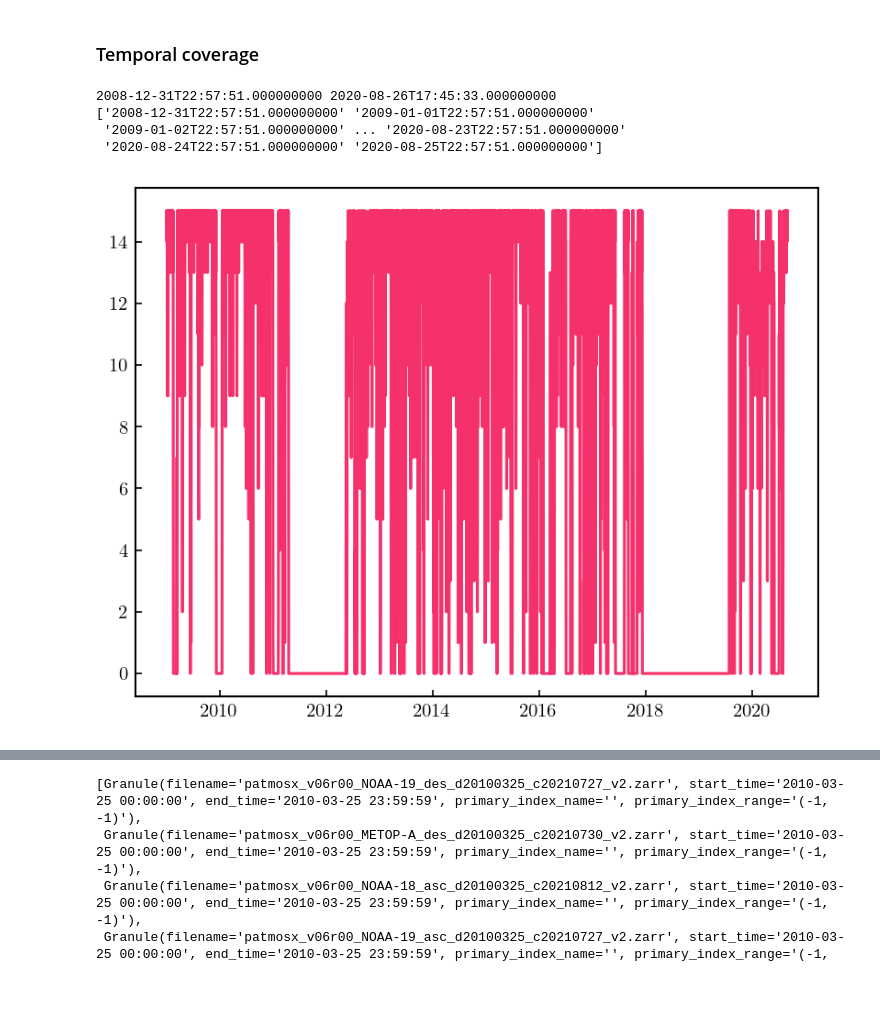
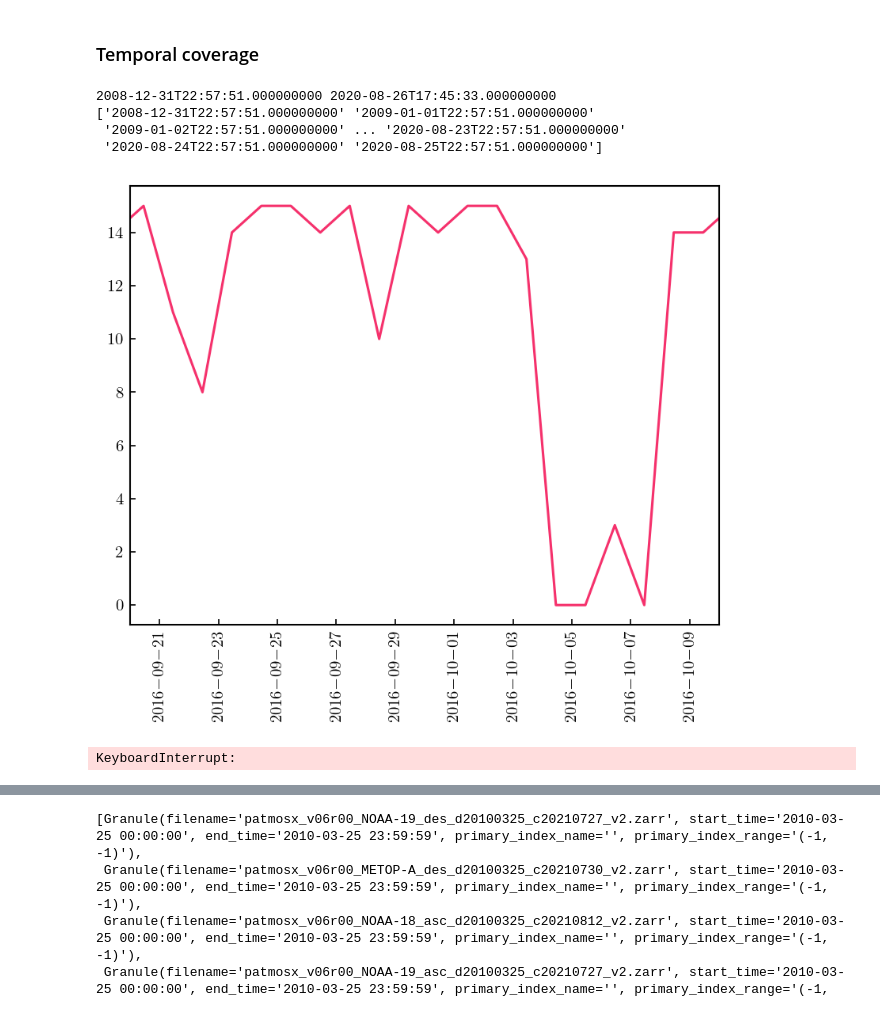
Before and after one commit to SEE-GEO/ccic_climate_record_analysis, a Jupyter notebook: notebooks/cloudsat_collocations/preprocessing_and_analysis.ipynb, the cells around one changed output, grey strips where cells are left out. Saved outputs shown, nothing was run; the diff lists cells and outputs as text; code cells hidden in the pictures.

```diff
--- a/notebooks/cloudsat_collocations/preprocessing_and_analysis.ipynb
+++ b/notebooks/cloudsat_collocations/preprocessing_and_analysis.ipynb
@@ -250,15 +250,31 @@ def get_tiwp_patmosx(dataset: xr.Dataset) -> xr.DataArray:
 # %% [markdown]
 ### Temporal coverage
 # %%
-files = sorted(list(Path("/scratch/ccic_record/collocations/patmosx").glob("*.nc")))
+files = sorted(list(Path("/scratch/ccic_record/collocations/patmosx_rev/").glob("*.nc")))
 # %%
 plot_collocation_availability(files)
+plt.xlim(np.datetime64("2016-09-20"), np.datetime64("2016-10-10"))
+for lbl in plt.gca().xaxis.get_ticklabels():
+    lbl.set_rotation(90)
 # %% [output]
 2008-12-31T22:57:51.000000000 2020-08-26T17:45:33.000000000
 ['2008-12-31T22:57:51.000000000' '2009-01-01T22:57:51.000000000'
  '2009-01-02T22:57:51.000000000' ... '2020-08-23T22:57:51.000000000'
  '2020-08-24T22:57:51.000000000' '2020-08-25T22:57:51.000000000']
-[figure, old version]
+[figure, new version]
+# %%
+sensors = {}
+from tqdm import tqdm
+for path in tqdm(files):
+    with xr.open_dataset(path) as data:
+        try:
+            year = path.name.split("_")[1][:4]
+            snsrs = [fname.split("_")[2] for fname in data.attrs["input_files"]]
+            sensors[year] = sensors.get(year, set()).union(snsrs)
+        except Exception:
+            pass
+# %% [output]
+KeyboardInterrupt:
 # %%
 from pansat.environment import get_index
 from pansat.products.satellite.ncei import patmosx
```
Also changed, not shown: parts of 45 cells of this notebook, 3 other files.
